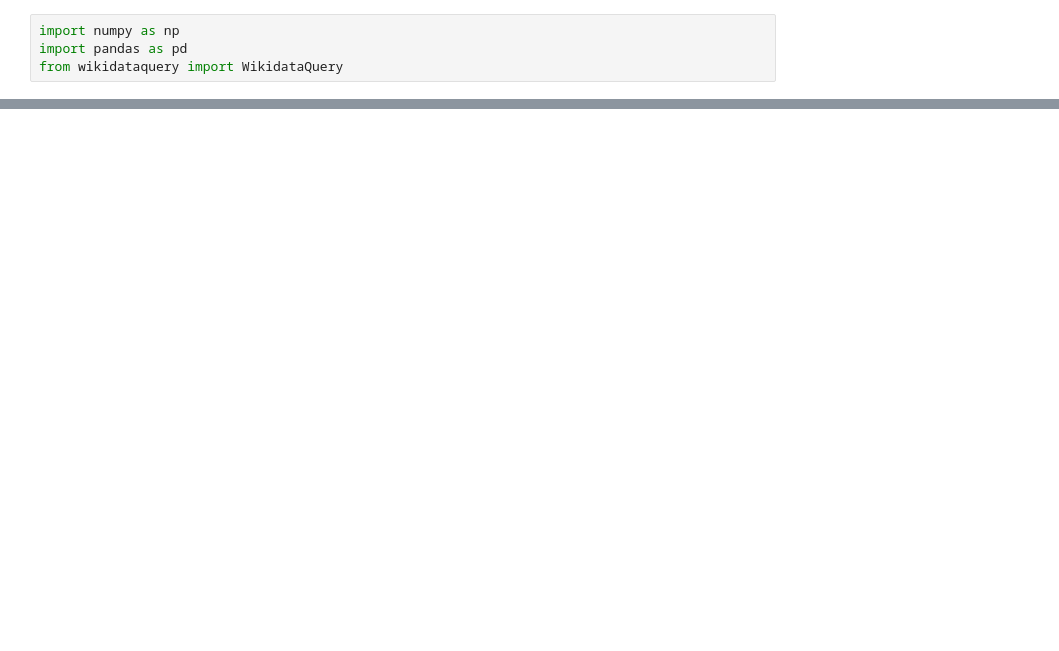
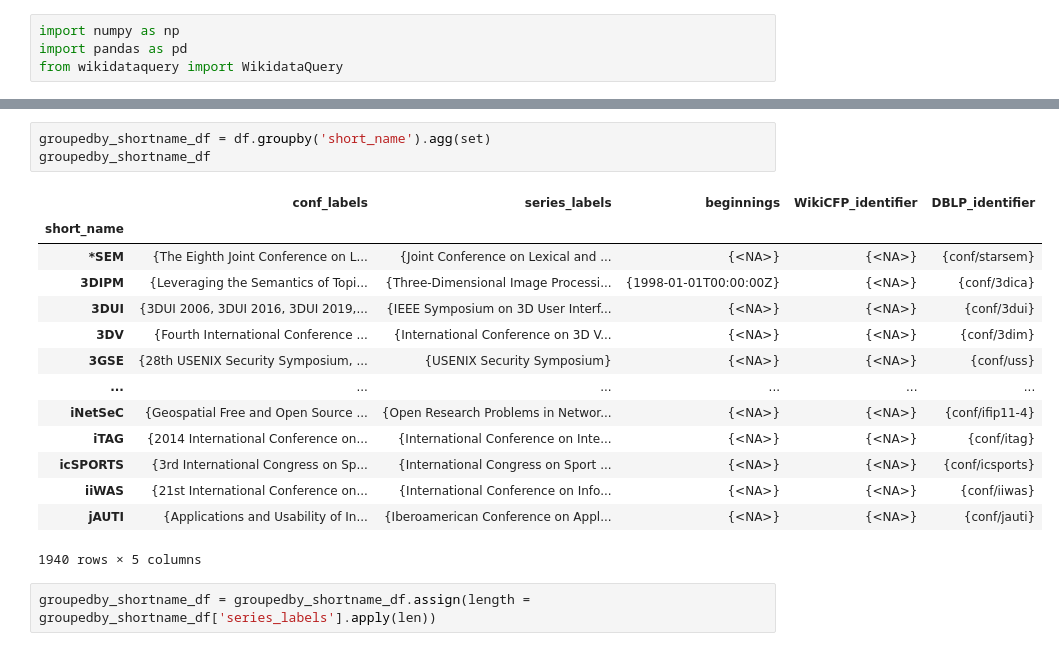
Before and after one commit to olafbombach/kg-lab-ws23-task3, a Jupyter notebook: source/wikidata_analysis.ipynb, the cells around one changed output, grey strips where cells are left out. Cells and saved outputs as stored; diff of their text form; blank space fills up the shorter version.

```diff
--- a/source/wikidata_analysis.ipynb
+++ b/source/wikidata_analysis.ipynb
@@ -94,0 +149,20 @@ array(['International Conference on Quantum Communication, Measurement and Compu
+# %%
+groupedby_shortname_df = df.groupby('short_name').agg(set)
+groupedby_shortname_df
+# %% [output]
+|  | conf_labels | series_labels | beginnings | WikiCFP_identifier | DBLP_identifier |
+| short_name |  |  |  |  |  |
+| *SEM | {The Eighth Joint Conference on L... | {Joint Conference on Lexical and ... | {<NA>} | {<NA>} | {conf/starsem} |
+| 3DIPM | {Leveraging the Semantics of Topi... | {Three-Dimensional Image Processi... | {1998-01-01T00:00:00Z} | {<NA>} | {conf/3dica} |
+| 3DUI | {3DUI 2006, 3DUI 2016, 3DUI 2019,... | {IEEE Symposium on 3D User Interf... | {<NA>} | {<NA>} | {conf/3dui} |
+| 3DV | {Fourth International Conference ... | {International Conference on 3D V... | {<NA>} | {<NA>} | {conf/3dim} |
+| 3GSE | {28th USENIX Security Symposium, ... | {USENIX Security Symposium} | {<NA>} | {<NA>} | {conf/uss} |
+| ... | ... | ... | ... | ... | ... |
+| iNetSeC | {Geospatial Free and Open Source ... | {Open Research Problems in Networ... | {<NA>} | {<NA>} | {conf/ifip11-4} |
+| iTAG | {2014 International Conference on... | {International Conference on Inte... | {<NA>} | {<NA>} | {conf/itag} |
+| icSPORTS | {3rd International Congress on Sp... | {International Congress on Sport ... | {<NA>} | {<NA>} | {conf/icsports} |
+| iiWAS | {21st International Conference on... | {International Conference on Info... | {<NA>} | {<NA>} | {conf/iiwas} |
+| jAUTI | {Applications and Usability of In... | {Iberoamerican Conference on Appl... | {<NA>} | {<NA>} | {conf/jauti} |
+1940 rows × 5 columns
+# %%
+groupedby_shortname_df = groupedby_shortname_df.assign(length = groupedby_shortname_df['series_labels'].apply(len))
```
Also changed, not shown: parts of 22 cells of this notebook.
